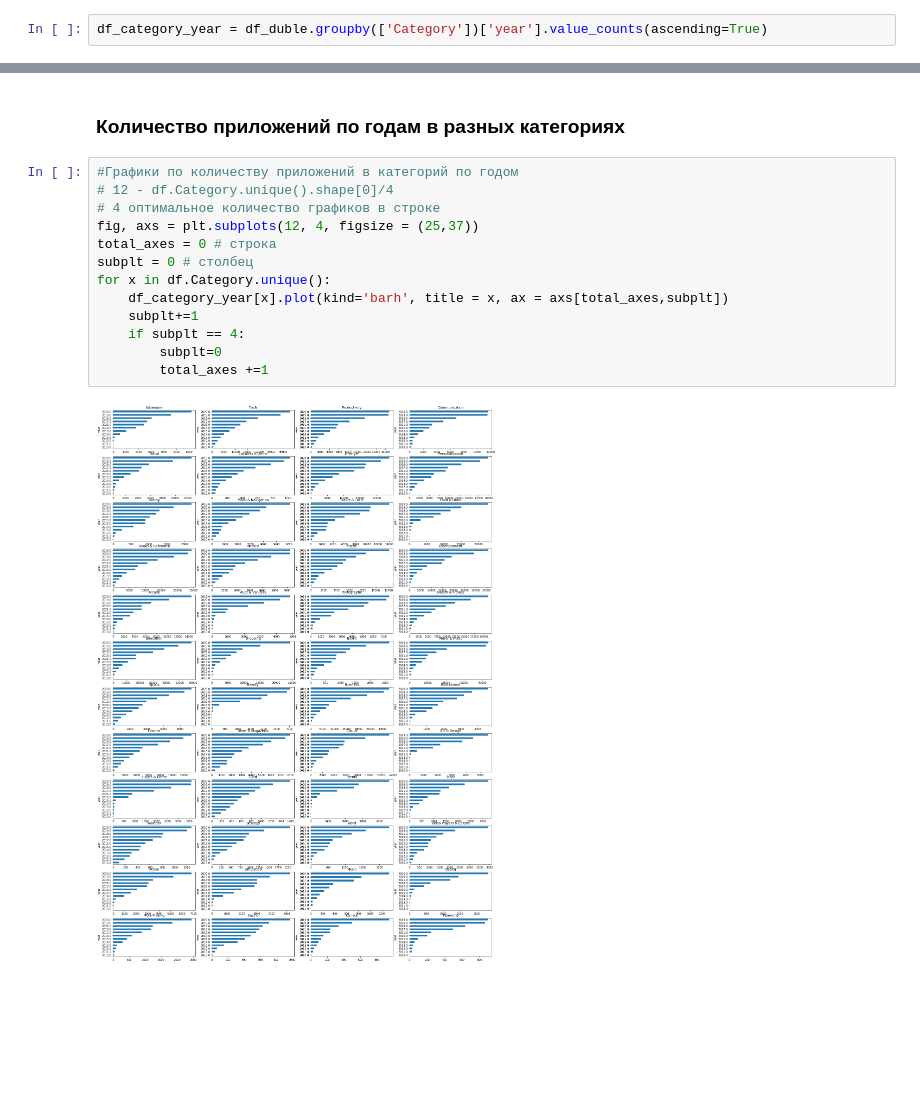
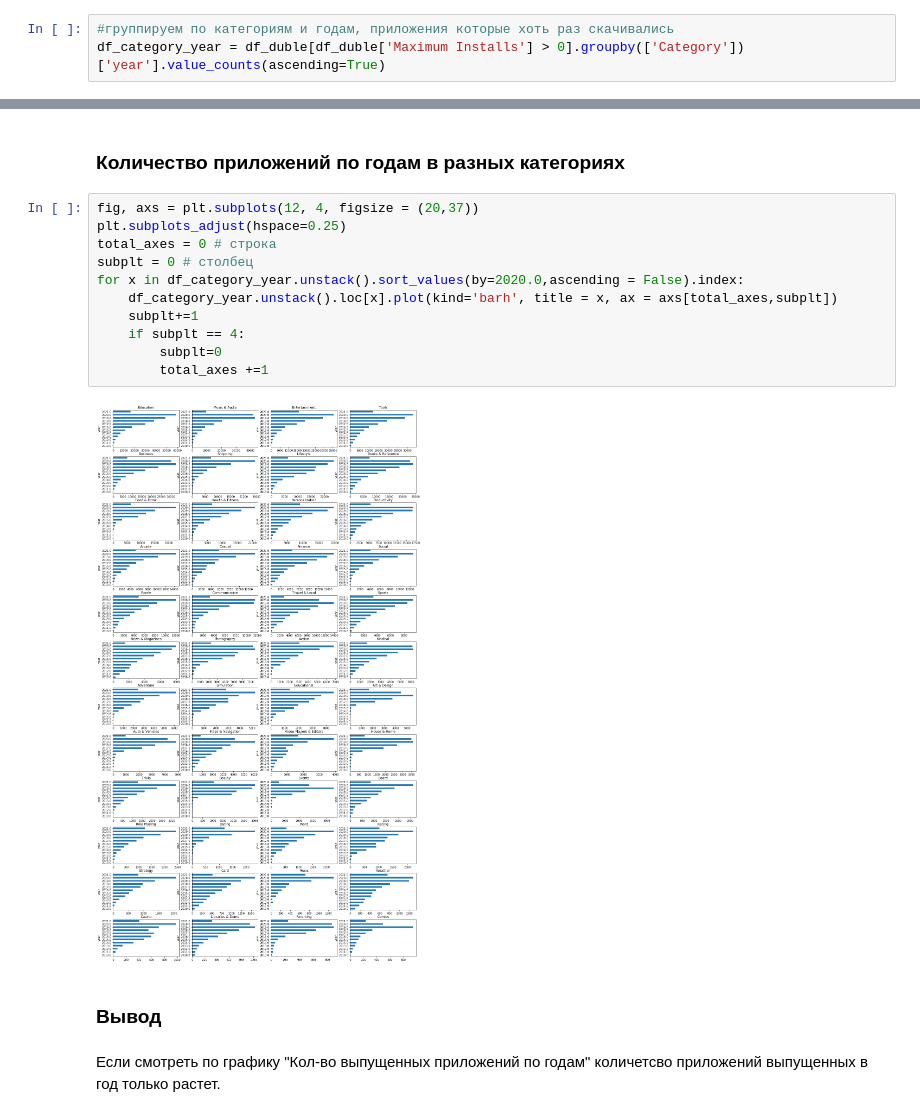
Before and after one commit to MaratMar/sql_and_python, a Jupyter notebook: playstore-apps_v2.ipynb, the cells around one changed output, grey strips where cells are left out. Cells and saved outputs as stored; diff of their text form; blank space fills up the shorter version.

```diff
--- a/playstore-apps_v2.ipynb
+++ b/playstore-apps_v2.ipynb
@@ -287,4 +271,5 @@ df_duble = df.copy(deep=True)
 # %%
 df_duble['year'] = pd.DatetimeIndex(df_duble['Released']).year
 # %%
-df_category_year = df_duble.groupby(['Category'])['year'].value_counts(ascending=True)
+#группируем по категориям и годам, приложения которые хоть раз скачивались
+df_category_year = df_duble[df_duble['Maximum Installs'] > 0].groupby(['Category'])['year'].value_counts(ascending=True)
@@ -322,17 +276,19 @@ df_category_year['Shopping'].plot(kind='barh', title="Shopping", ax = axs[2,1])
 # %% [markdown]
 ### Количество приложений по годам в разных категориях
 # %%
-#Графики по количеству приложений в категорий по годом
-# 12 - df.Category.unique().shape[0]/4
-# 4 оптимальное количество графиков в строке
-fig, axs = plt.subplots(12, 4, figsize = (25,37))
+fig, axs = plt.subplots(12, 4, figsize = (20,37))
+plt.subplots_adjust(hspace=0.25)
 total_axes = 0 # строка
 subplt = 0 # столбец
-for x in df.Category.unique():
-    df_category_year[x].plot(kind='barh', title = x, ax = axs[total_axes,subplt])
+for x in df_category_year.unstack().sort_values(by=2020.0,ascending = False).index:
+    df_category_year.unstack().loc[x].plot(kind='barh', title = x, ax = axs[total_axes,subplt])
     subplt+=1
     if subplt == 4:
         subplt=0
         total_axes +=1
 # %% [output]
-[figure, old version]
+[figure, new version]
+# %% [markdown]
+### Вывод
+# %% [markdown]
+Если смотреть по графику "Кол-во выпущенных приложений по годам" количетсво приложений выпущенных в год только растет.
```
Also changed, not shown: parts of 6 cells of this notebook.
